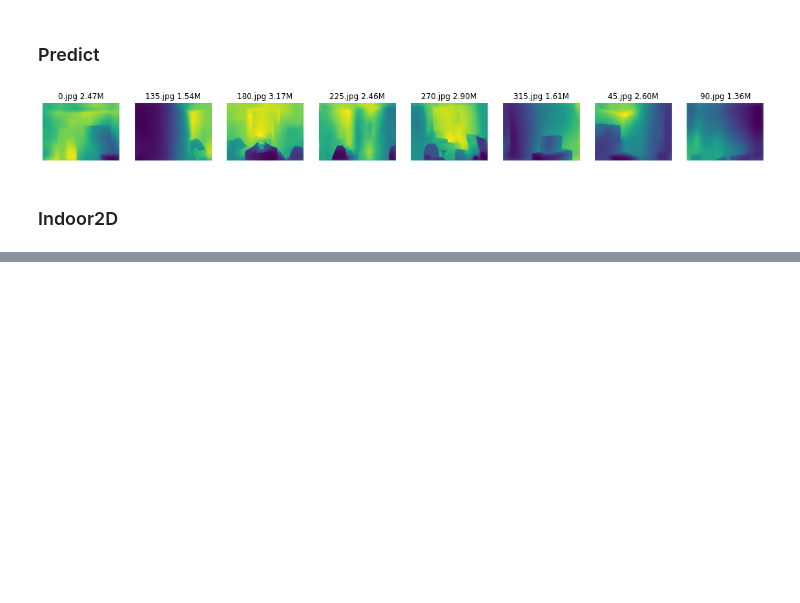
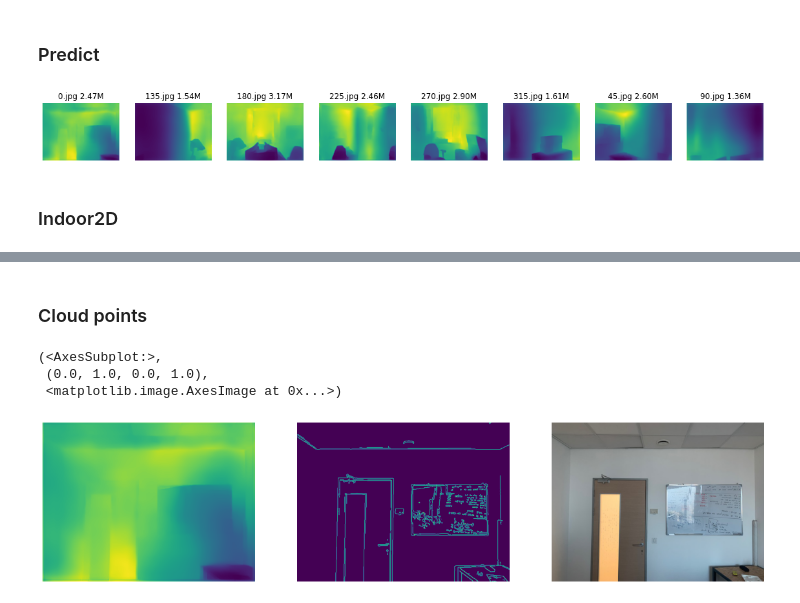
Before and after one commit to korenh/Reconstruction3D, a Jupyter notebook: main.ipynb, the cells around one changed output, grey strips where cells are left out. Drawn from its saved outputs; the diff is of its cells as text; code cells hidden in the pictures; blank space fills up the shorter version.

Commit message:
start points cloud

```diff
--- a/main.ipynb
+++ b/main.ipynb
@@ -83,0 +88,16 @@ f = plt.figure(figsize=(10, 10)), plt.imshow(data.T)
+# %% [markdown]
+### Cloud points
+# %%
+o_img=np.array(Image.open(str('./images/0.jpg')).resize((640,480)))
+d_img=predict(model, o_img)
+e_img=cv2.Canny(o_img,100,200)
+
+f = plt.figure(figsize=(20, 5))
+f.add_subplot(1, 3, 1), plt.axis('off'), plt.imshow(d_img)
+f.add_subplot(1, 3, 2), plt.axis('off'), plt.imshow(e_img)
+f.add_subplot(1, 3, 3), plt.axis('off'), plt.imshow(o_img)
+# %% [output]
+(<AxesSubplot:>,
+ (0.0, 1.0, 0.0, 1.0),
+ <matplotlib.image.AxesImage at 0x...>)
+[figure, added]
```
Also changed, not shown: parts of 4 cells of this notebook.
